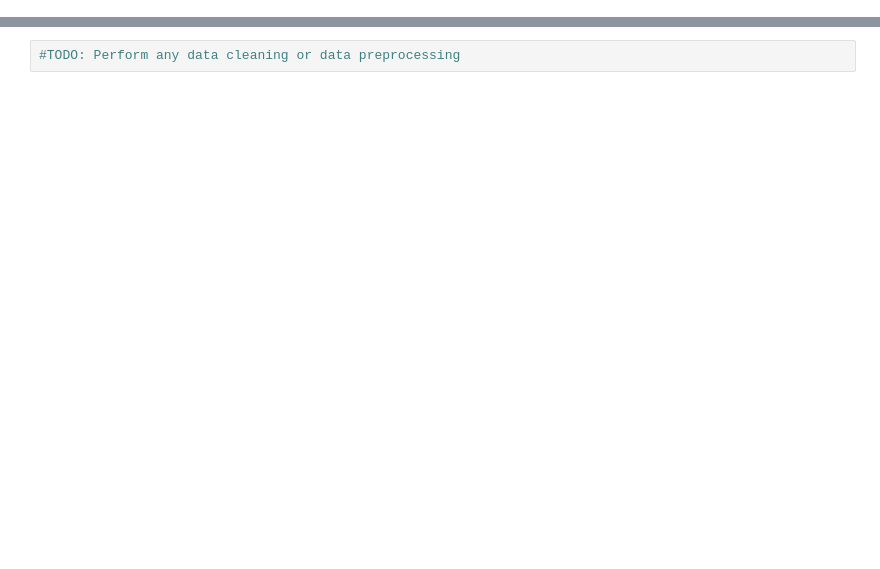
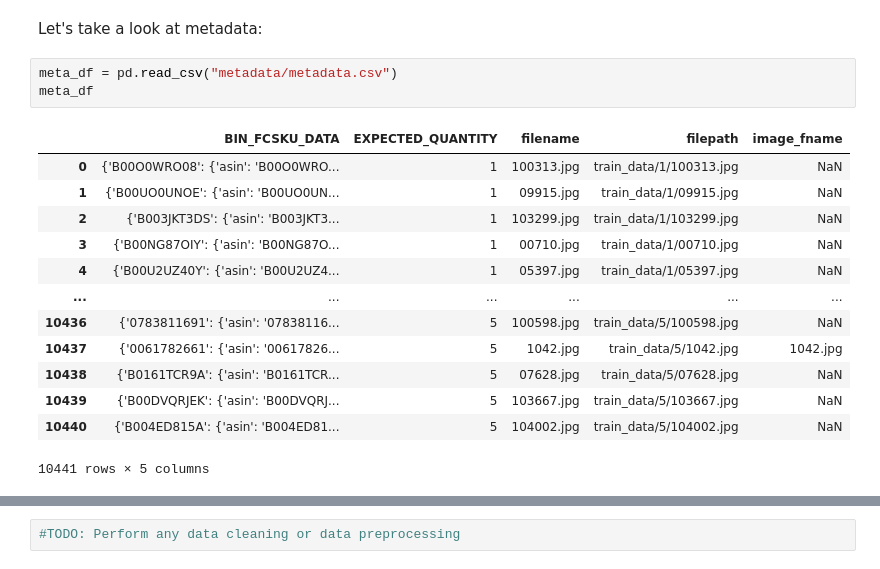
Before and after one commit to narminayadullayeva/aws_mle_nanodegree, a Jupyter notebook: aws-nd-capstone/src/sagemaker.ipynb, the cells around one changed output, grey strips where cells are left out. Cells and saved outputs as stored; diff of their text form; blank space fills up the shorter version.

```diff
--- a/aws-nd-capstone/src/sagemaker.ipynb
+++ b/aws-nd-capstone/src/sagemaker.ipynb
@@ -43,0 +113,19 @@ df
+# %% [markdown]
+Let's take a look at metadata:
+# %%
+meta_df = pd.read_csv("metadata/metadata.csv")
+meta_df
+# %% [output]
+|  | BIN_FCSKU_DATA | EXPECTED_QUANTITY | filename | filepath | image_fname |
+| 0 | {'B00O0WRO08': {'asin': 'B00O0WRO... | 1 | 100313.jpg | train_data/1/100313.jpg | NaN |
+| 1 | {'B00UO0UNOE': {'asin': 'B00UO0UN... | 1 | 09915.jpg | train_data/1/09915.jpg | NaN |
+| 2 | {'B003JKT3DS': {'asin': 'B003JKT3... | 1 | 103299.jpg | train_data/1/103299.jpg | NaN |
+| 3 | {'B00NG87OIY': {'asin': 'B00NG87O... | 1 | 00710.jpg | train_data/1/00710.jpg | NaN |
+| 4 | {'B00U2UZ40Y': {'asin': 'B00U2UZ4... | 1 | 05397.jpg | train_data/1/05397.jpg | NaN |
+| ... | ... | ... | ... | ... | ... |
+| 10436 | {'0783811691': {'asin': '07838116... | 5 | 100598.jpg | train_data/5/100598.jpg | NaN |
+| 10437 | {'0061782661': {'asin': '00617826... | 5 | 1042.jpg | train_data/5/1042.jpg | 1042.jpg |
+| 10438 | {'B0161TCR9A': {'asin': 'B0161TCR... | 5 | 07628.jpg | train_data/5/07628.jpg | NaN |
+| 10439 | {'B00DVQRJEK': {'asin': 'B00DVQRJ... | 5 | 103667.jpg | train_data/5/103667.jpg | NaN |
+| 10440 | {'B004ED815A': {'asin': 'B004ED81... | 5 | 104002.jpg | train_data/5/104002.jpg | NaN |
+10441 rows × 5 columns
```
Also changed, not shown: parts of 25 cells of this notebook, 2 other files.
